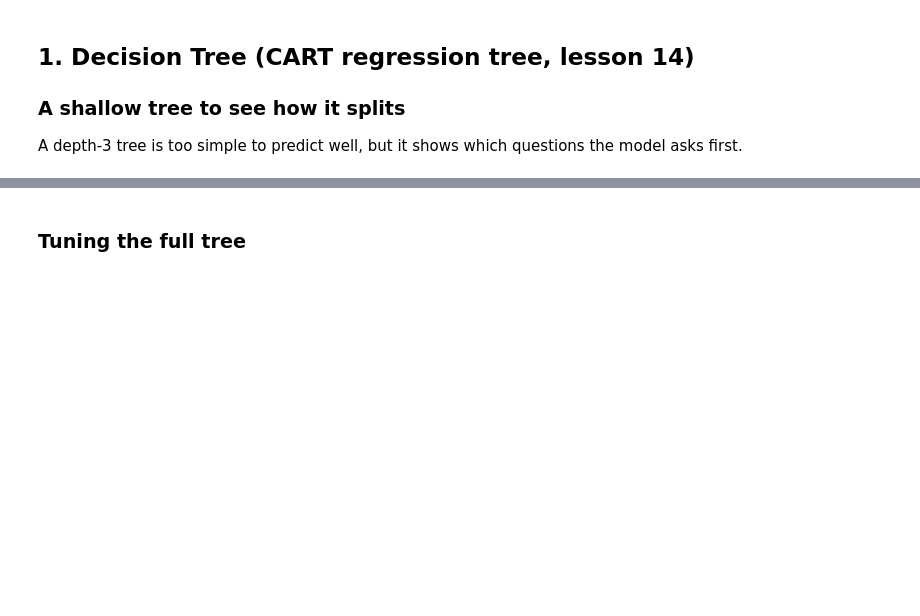
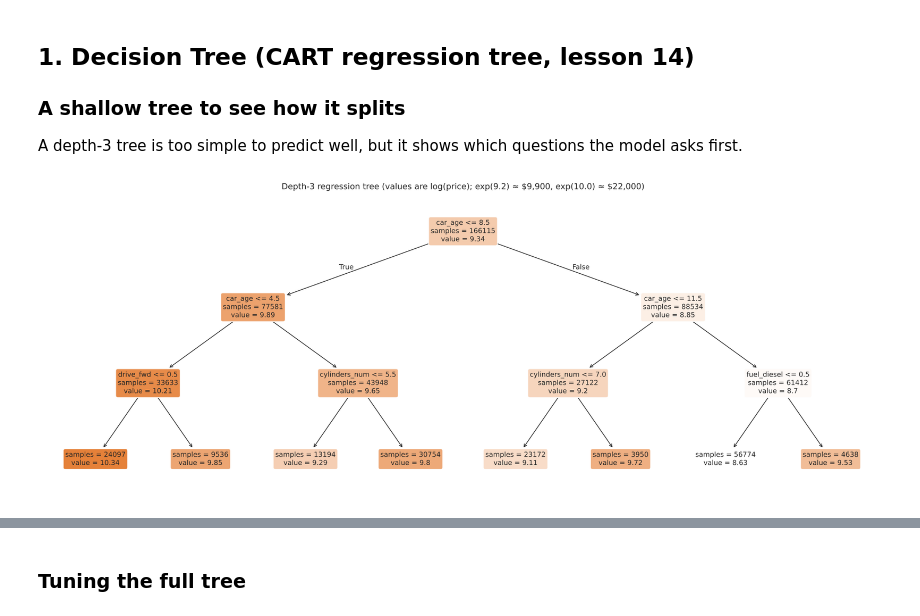
Before and after one commit to ze0o/used-car-price-prediction, a Jupyter notebook: notebooks/05_tree_models.ipynb, the cells around one changed output, grey strips where cells are left out. Drawn from its saved outputs; the diff is of its cells as text; code cells hidden in the pictures; blank space fills up the shorter version.

```diff
--- a/notebooks/05_tree_models.ipynb
+++ b/notebooks/05_tree_models.ipynb
@@ -62,10 +64,12 @@ A depth-3 tree is too simple to predict well, but it shows which questions the m
 # %%
 small = make_pipeline(tree_preprocessor(), DecisionTreeRegressor(max_depth=3, random_state=RANDOM_STATE))
 small.fit(X_train, y_train_log)
 
 plt.figure(figsize=(22, 8))
 plot_tree(small[-1], feature_names=small[0].get_feature_names_out(), filled=True, rounded=True,
           impurity=False, precision=2, fontsize=10)
-plt.title('Depth-3 regression tree (values are log(price); exp(9.2) ≈ $9,900, exp(10.0) ≈ $22,000)')
+plt.title(r'Depth-3 regression tree (values are log(price); exp(9.2) ≈ \$9,900, exp(10.0) ≈ \$22,000)')
 plt.show()
+# %% [output]
+[figure, added]
 # %% [markdown]
```
Also changed, not shown: parts of 15 cells of this notebook, 5 other files.
